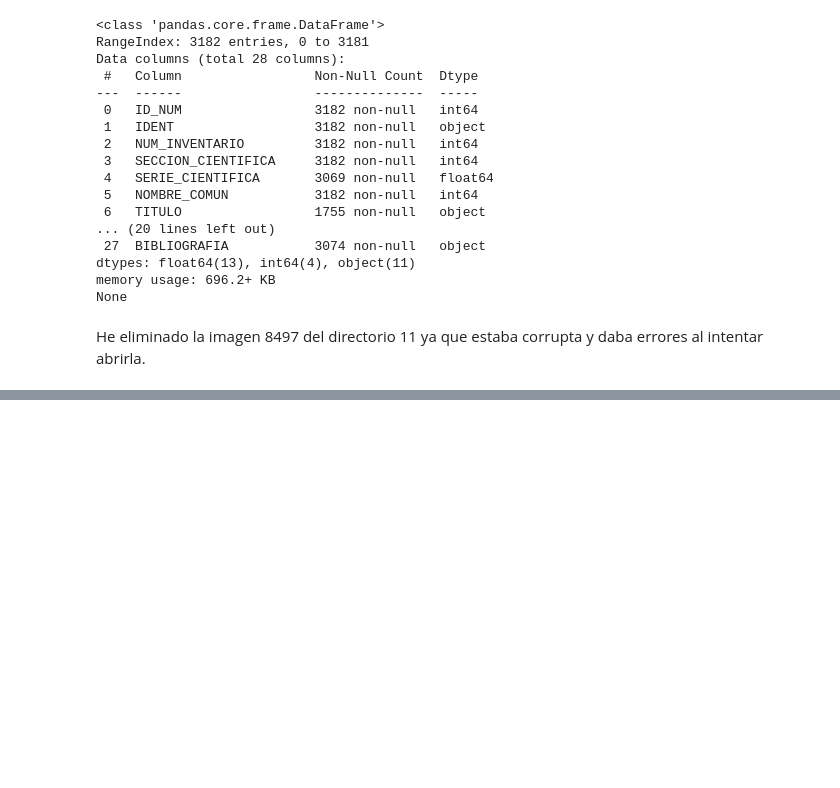
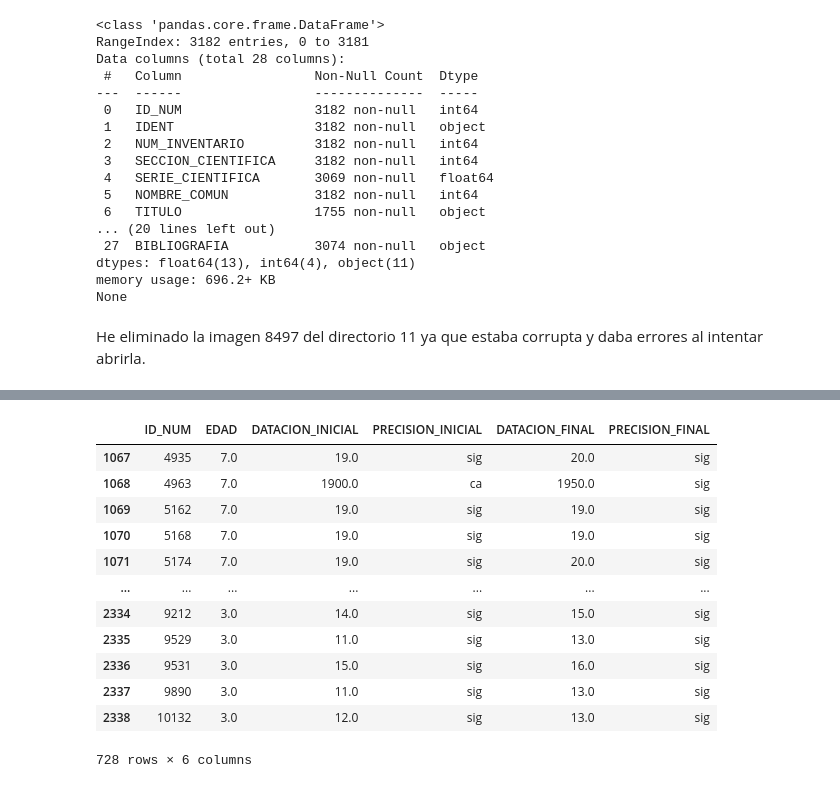
Before and after one commit to IA2021UR/trabajo-ia-en-la-comunidad-de-la-rioja-equipo-10, a Jupyter notebook: Trabajo.ipynb, the cells around one changed output, grey strips where cells are left out. Cells and saved outputs as stored; diff of their text form; code cells hidden in the pictures; blank space fills up the shorter version.

```diff
--- a/Trabajo.ipynb
+++ b/Trabajo.ipynb
@@ -153,0 +166,16 @@ cleanDataset('/content/var/ftp/celerra/audiovisual/CMU_MUR/imagenes/N010080', '/
+# %%
+df[df['PRECISION_FINAL']=='sig']
+# %% [output]
+|  | ID_NUM | EDAD | DATACION_INICIAL | PRECISION_INICIAL | DATACION_FINAL | PRECISION_FINAL |
+| 1067 | 4935 | 7.0 | 19.0 | sig | 20.0 | sig |
+| 1068 | 4963 | 7.0 | 1900.0 | ca | 1950.0 | sig |
+| 1069 | 5162 | 7.0 | 19.0 | sig | 19.0 | sig |
+| 1070 | 5168 | 7.0 | 19.0 | sig | 19.0 | sig |
+| 1071 | 5174 | 7.0 | 19.0 | sig | 20.0 | sig |
+| ... | ... | ... | ... | ... | ... | ... |
+| 2334 | 9212 | 3.0 | 14.0 | sig | 15.0 | sig |
+| 2335 | 9529 | 3.0 | 11.0 | sig | 13.0 | sig |
+| 2336 | 9531 | 3.0 | 15.0 | sig | 16.0 | sig |
+| 2337 | 9890 | 3.0 | 11.0 | sig | 13.0 | sig |
+| 2338 | 10132 | 3.0 | 12.0 | sig | 13.0 | sig |
+728 rows × 6 columns
```
Also changed, not shown: parts of 6 cells of this notebook.
